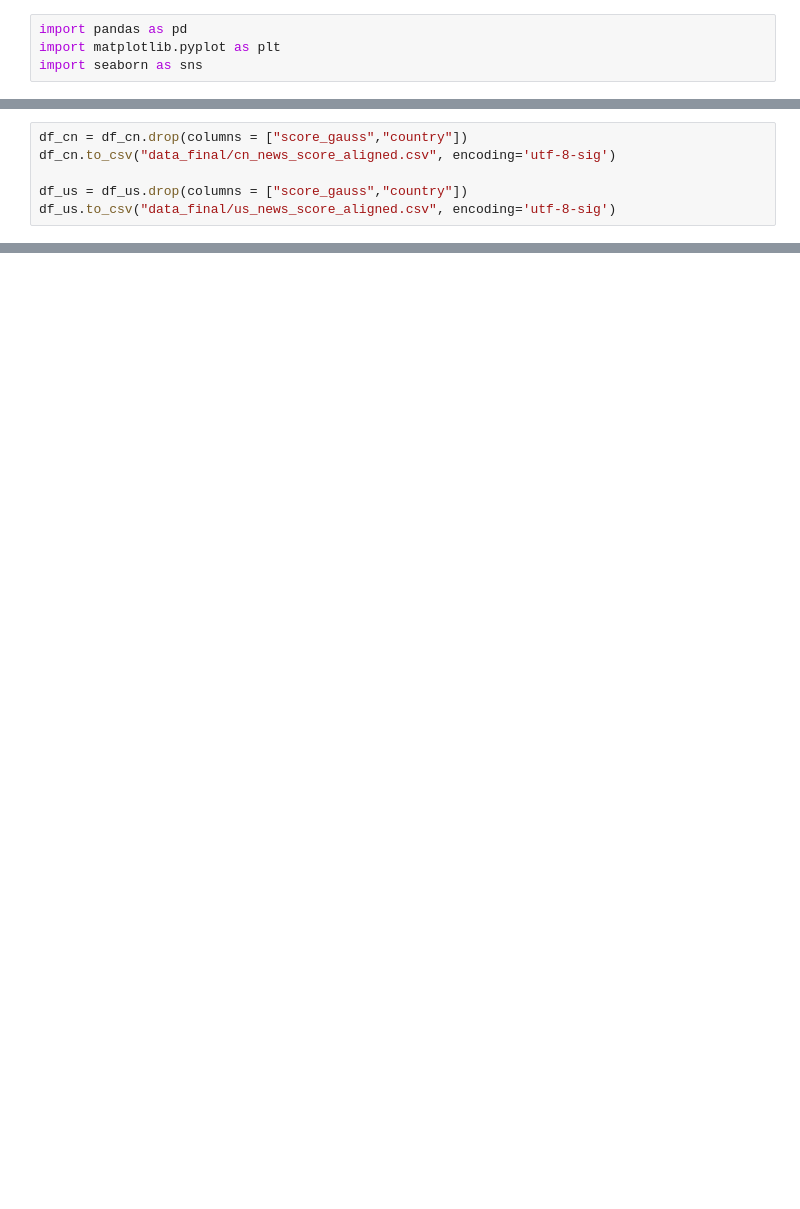
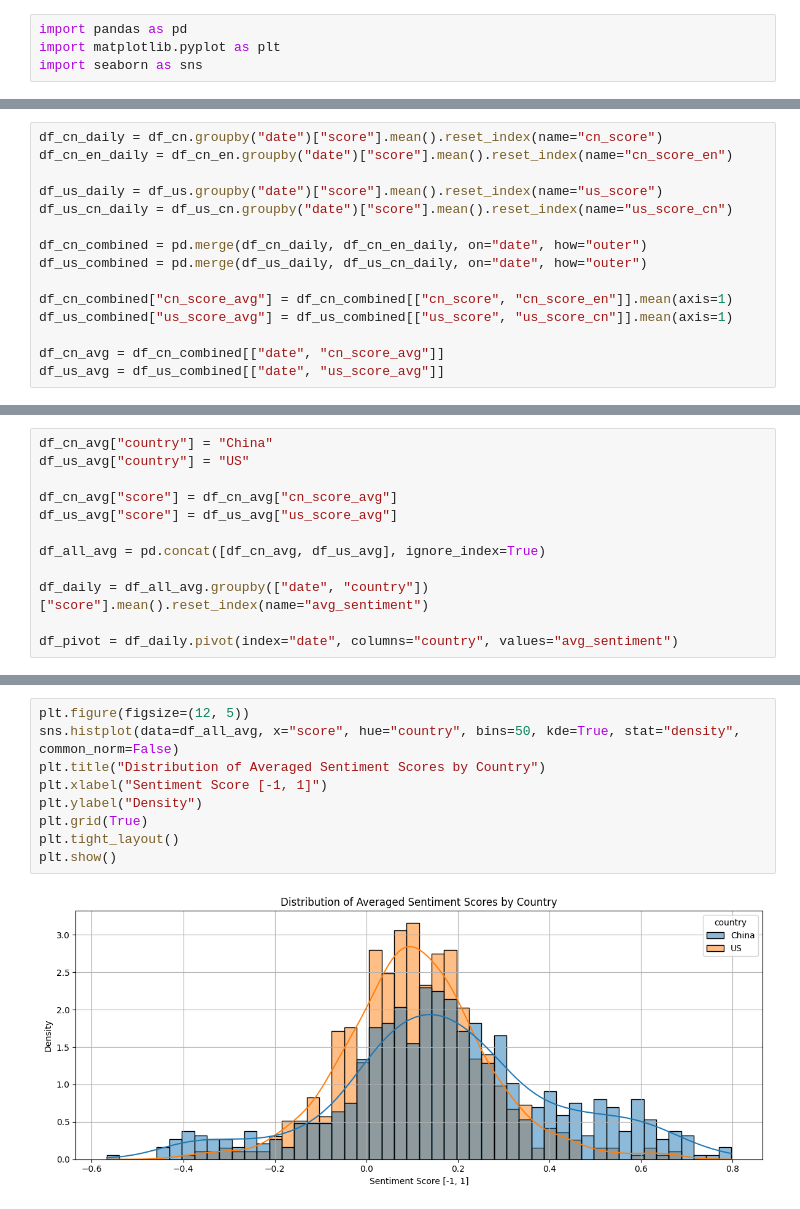
Before and after one commit to JANE-WANG-X/2025, a Jupyter notebook: news_eda_2.ipynb, the cells around one changed output, grey strips where cells are left out. Cells and saved outputs as stored; diff of their text form; blank space fills up the shorter version.

```diff
--- a/news_eda_2.ipynb
+++ b/news_eda_2.ipynb
@@ -112,6 +68,0 @@ df_cn
-# %%
-df_cn = df_cn.drop(columns = ["score_gauss","country"])
-df_cn.to_csv("data_final/cn_news_score_aligned.csv", encoding='utf-8-sig')
-
-df_us = df_us.drop(columns = ["score_gauss","country"])
-df_us.to_csv("data_final/us_news_score_aligned.csv", encoding='utf-8-sig')
@@ -117,0 +71,15 @@ df_us.to_csv("data_final/us_news_score_aligned.csv", encoding='utf-8-sig')
+# %%
+df_cn_daily = df_cn.groupby("date")["score"].mean().reset_index(name="cn_score")
+df_cn_en_daily = df_cn_en.groupby("date")["score"].mean().reset_index(name="cn_score_en")
+
+df_us_daily = df_us.groupby("date")["score"].mean().reset_index(name="us_score")
+df_us_cn_daily = df_us_cn.groupby("date")["score"].mean().reset_index(name="us_score_cn")
+
+df_cn_combined = pd.merge(df_cn_daily, df_cn_en_daily, on="date", how="outer")
+df_us_combined = pd.merge(df_us_daily, df_us_cn_daily, on="date", how="outer")
+
+df_cn_combined["cn_score_avg"] = df_cn_combined[["cn_score", "cn_score_en"]].mean(axis=1)
+df_us_combined["us_score_avg"] = df_us_combined[["us_score", "us_score_cn"]].mean(axis=1)
+
+df_cn_avg = df_cn_combined[["date", "cn_score_avg"]]
+df_us_avg = df_us_combined[["date", "us_score_avg"]]
@@ -117,0 +118,12 @@ df_us.to_csv("data_final/us_news_score_aligned.csv", encoding='utf-8-sig')
+# %%
+df_cn_avg["country"] = "China"
+df_us_avg["country"] = "US"
+
+df_cn_avg["score"] = df_cn_avg["cn_score_avg"]
+df_us_avg["score"] = df_us_avg["us_score_avg"]
+
+df_all_avg = pd.concat([df_cn_avg, df_us_avg], ignore_index=True)
+
+df_daily = df_all_avg.groupby(["date", "country"])["score"].mean().reset_index(name="avg_sentiment")
+
+df_pivot = df_daily.pivot(index="date", columns="country", values="avg_sentiment")
@@ -117,0 +141,11 @@ df_us.to_csv("data_final/us_news_score_aligned.csv", encoding='utf-8-sig')
+# %%
+plt.figure(figsize=(12, 5))
+sns.histplot(data=df_all_avg, x="score", hue="country", bins=50, kde=True, stat="density", common_norm=False)
+plt.title("Distribution of Averaged Sentiment Scores by Country")
+plt.xlabel("Sentiment Score [-1, 1]")
+plt.ylabel("Density")
+plt.grid(True)
+plt.tight_layout()
+plt.show()
+# %% [output]
+[figure, added]
```
Also changed, not shown: parts of 25 cells of this notebook, 6 other files.
